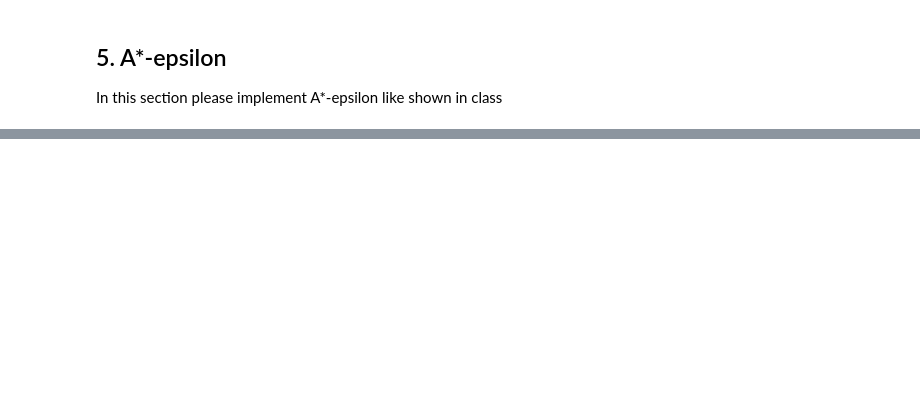
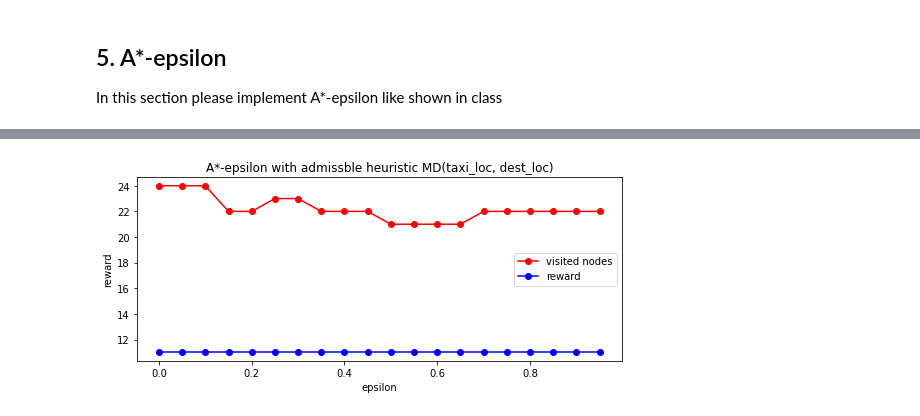
Before and after one commit to vMaroon/236501-Intro-To-AI, a Jupyter notebook: HW1/236501_HW1.ipynb, the cells around one changed output, grey strips where cells are left out. Cells and saved outputs as stored; diff of their text form; code cells hidden in the pictures; blank space fills up the shorter version.

```diff
--- a/HW1/236501_HW1.ipynb
+++ b/HW1/236501_HW1.ipynb
@@ -924 +943,40 @@ Reward: 20
 '\nframes,reward = frames = a_star_epsilon(env.s,weight,non_admissible_h,epsilon )\nprint_frames(frames)\nprint(reward)\n'
+# %%
+a_star_counter = 0
+import numpy as np
+
+def generate_graph():
+    x = []
+    y_reward = []
+    y_visted_nodes = []
+
+    for eps in np.arange(0.0, 1.0, 0.05):
+        global a_star_counter
+        a_star_counter = 0
+
+        env.s = 328
+        _,reward = a_star_epsilon(env.s,0.5,md_taxi_dest,eps)
+
+        x.append(eps)
+        y_reward.append(reward)
+        y_visted_nodes.append(a_star_counter)
+
+    plt.rcParams["figure.autolayout"] = True
+
+    ax1 = plt.subplot()
+    ax1.set_xlabel("epsilon")
+    ax1.set_ylabel("visited nodes")
+    ax1.set_title("A*-epsilon with admissble heuristic MD(taxi_loc, dest_loc)")
+    ax2 = plt.subplot()
+    ax2.set_ylabel("reward")
+
+    r, = ax1.plot(x, y_visted_nodes, marker = 'o', color="red")
+    b, = ax2.plot(x, y_reward, marker = 'o', color="blue")
+
+    plt.legend([r, b], ["visited nodes", "reward"])
+
+    plt.show()
+
+generate_graph()
+# %% [output]
+[figure, added]
```
Also changed, not shown: parts of 19 cells of this notebook.
